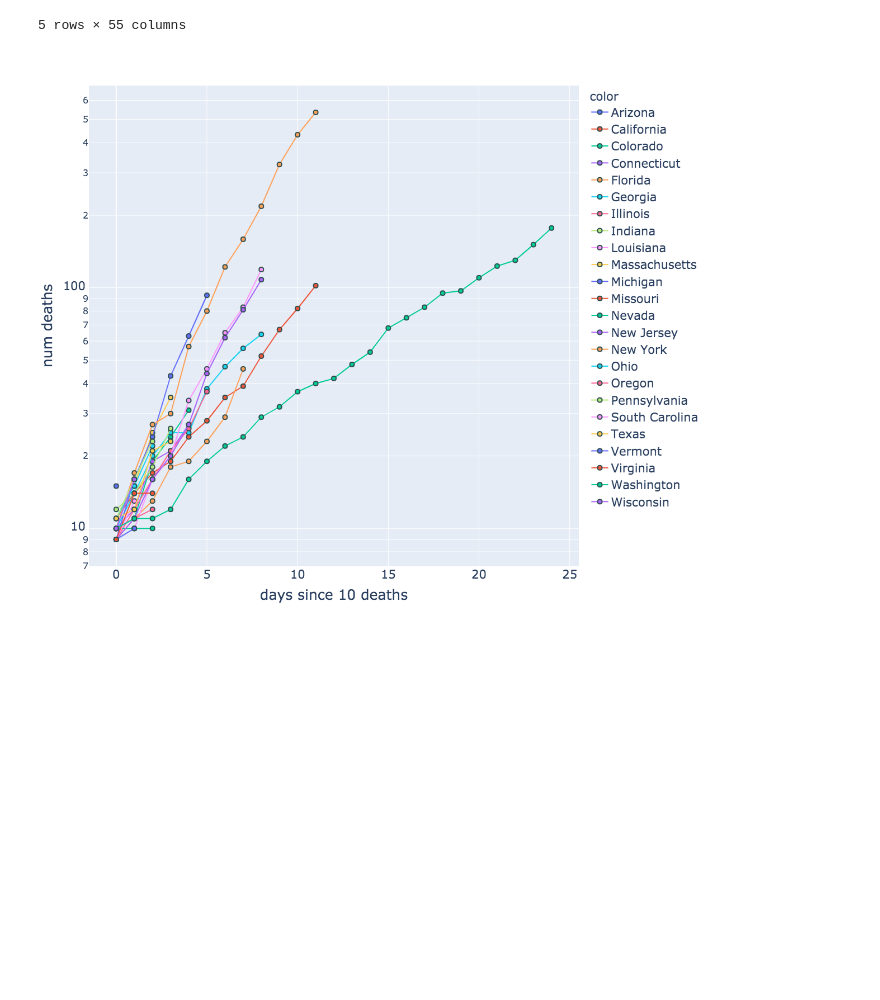
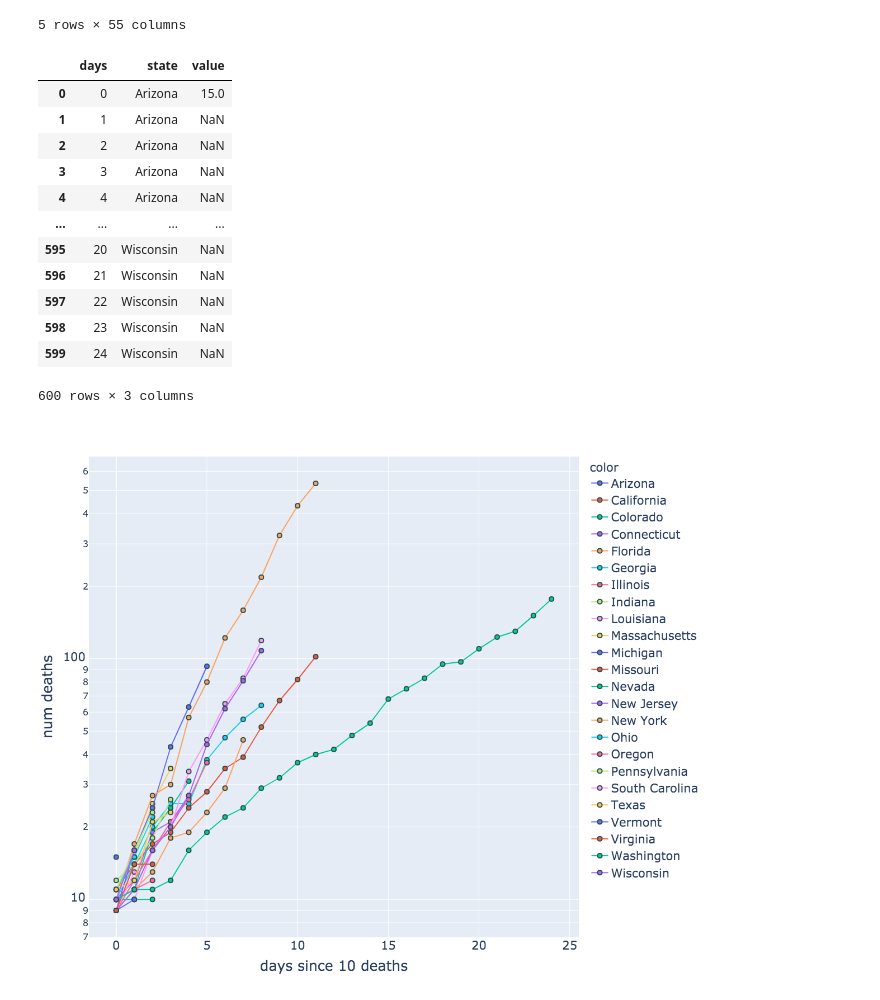
Before and after one commit to dphillips00/covid19, a Jupyter notebook: covid.ipynb, the cells around one changed output. Cells and saved outputs as stored; diff of their text form; code cells hidden in the pictures; blank space fills up the shorter version.

```diff
--- a/covid.ipynb
+++ b/covid.ipynb
@@ -65,6 +66,22 @@ for state in df2.columns[1:]:
 df3.index.name = 'days'
 # %%
 df3 = df3.dropna(how='all')
+plot_df = df3.reset_index().melt(id_vars='days')
+plot_df
+# %% [output]
+|  | days | state | value |
+| 0 | 0 | Arizona | 15.0 |
+| 1 | 1 | Arizona | NaN |
+| 2 | 2 | Arizona | NaN |
+| 3 | 3 | Arizona | NaN |
+| 4 | 4 | Arizona | NaN |
+| ... | ... | ... | ... |
+| 595 | 20 | Wisconsin | NaN |
+| 596 | 21 | Wisconsin | NaN |
+| 597 | 22 | Wisconsin | NaN |
+| 598 | 23 | Wisconsin | NaN |
+| 599 | 24 | Wisconsin | NaN |
+600 rows × 3 columns
 # %%
 plt = px.scatter(x=plot_df.days, y=plot_df.value, color=plot_df.state,
               width=1000, height=1000,
```
Also changed, not shown: parts of 1 cell of this notebook.
